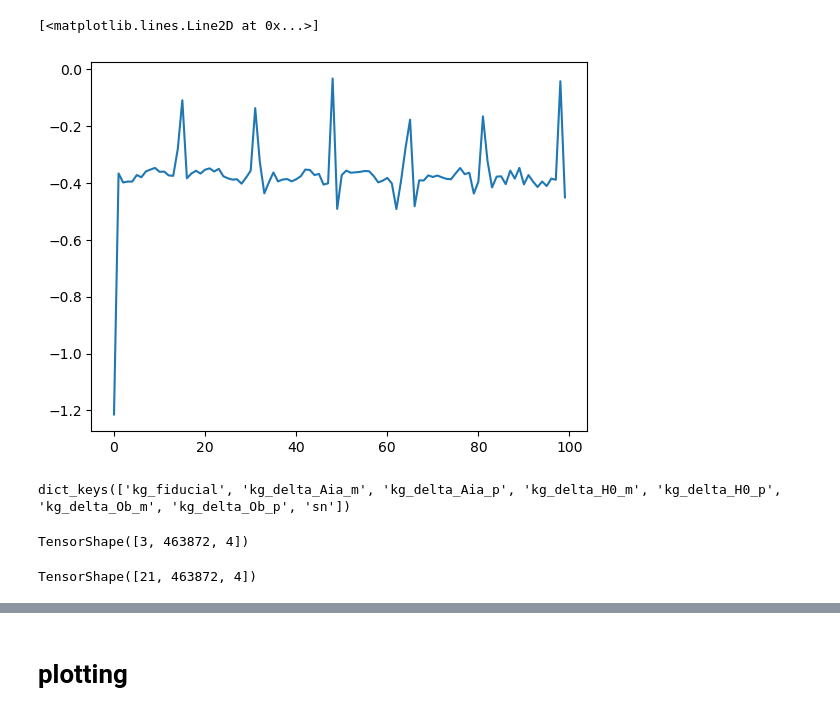
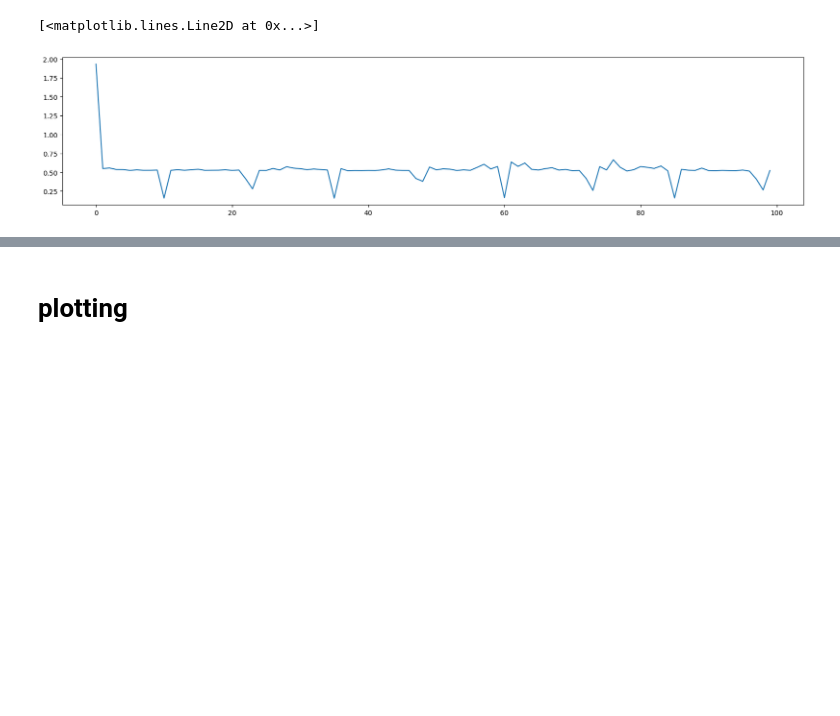
Before and after one commit to des-science/multiprobe-simulation-forward-model, a Jupyter notebook: notebooks/fiducial_pipeline/fiducial_pipeline.ipynb, the cells around one changed output, grey strips where cells are left out. Saved outputs shown, nothing was run; the diff lists cells and outputs as text; code cells hidden in the pictures; blank space fills up the shorter version.

Commit message:
notebook to debug the fiducial pipeline

```diff
--- a/notebooks/fiducial_pipeline/fiducial_pipeline.ipynb
+++ b/notebooks/fiducial_pipeline/fiducial_pipeline.ipynb
@@ -41,13 +37,0 @@ ic| pert_labels: ['fiducial',
-# %%
-dset = pipelines.get_train_dset(conf, repo_dir, tfr_pattern, pert_labels, i_noise=0, batch_size=3, examples_shuffle_buffer=7, n_readers=1, n_prefetch=1, eval_seed=2)
-
-for x in dset.take(1):
-    # kg_perts, index = x
-    print(type(x))
-    data_vectors = x[0]
-    index = x[1]
-    # print(x[0]["kg_fiducial"].shape)
-    # print(x[0].keys())
-    # # print(x.keys())
-    # # print(x["kg_fiducial"])
-    # data_vectors = x[0]
@@ -78,0 +38,12 @@ import matplotlib.pyplot as plt
+# %%
+fiducial_dset = fiducial_pipeline.get_fiducial_dset(
+    conf,
+    repo_dir,
+    tfr_pattern,
+    pert_labels,
+    i_noise=0,
+    batch_size=batch_size,
+    examples_shuffle_buffer=examples_shuffle_buffer,
+    n_readers=n_readers,
+    n_prefetch=n_prefetch,
+)
@@ -79,7 +77,11 @@ import matplotlib.pyplot as plt
 # %%
 t0 = time()
 delta_t = []
-for x in dset.take(100):
+for x in fiducial_dset.take(100):
     t1 = time()
-    delta_t.append(t0 - t1)
+    delta_t.append(t1 - t0)
     t0 = t1
+
+fig, ax = plt.subplots(figsize=(20, 4))
+ax.plot(delta_t)
+# %% [output]
@@ -86,13 +89,2 @@ for x in dset.take(100):
+[<matplotlib.lines.Line2D at 0x...>]
+[figure, added]
-# %%
-plt.plot(delta_t)
-# %% [output]
-[<matplotlib.lines.Line2D at 0x...>]
-[figure, removed]
-# %%
-data_vectors.keys()
-# %% [output]
-dict_keys(['kg_fiducial', 'kg_delta_Aia_m', 'kg_delta_Aia_p', 'kg_delta_H0_m', 'kg_delta_H0_p', 'kg_delta_Ob_m', 'kg_delta_Ob_p', 'sn'])
-# %%
-data_vectors[f"kg_fiducial"].shape
-# %% [output]
-TensorShape([3, 463872, 4])
@@ -101,4 +90,0 @@ result = tf.concat([data_vectors[f"kg_{pert_label}"] for pert_label in pert_labe
-# %%
-result.shape
-# %% [output]
-TensorShape([21, 463872, 4])
```
Also changed, not shown: parts of 22 cells of this notebook.
